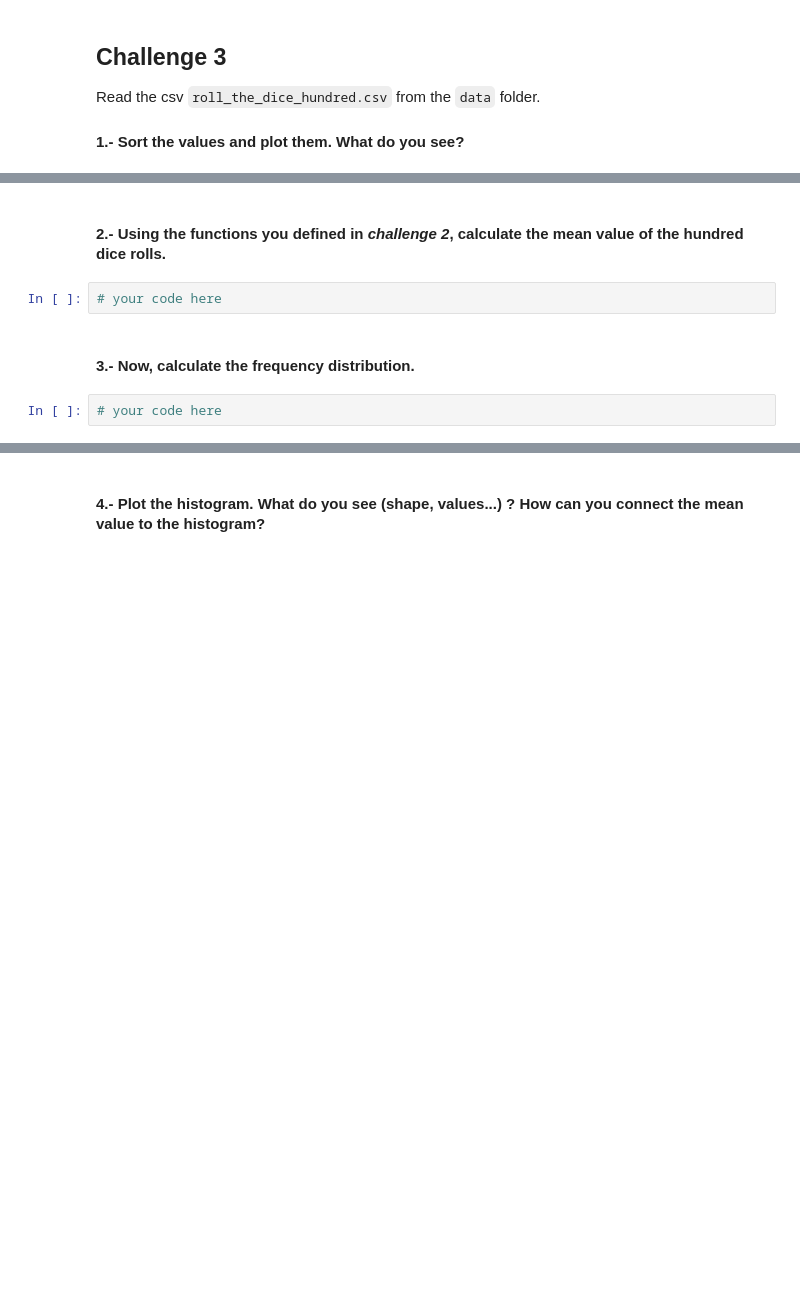
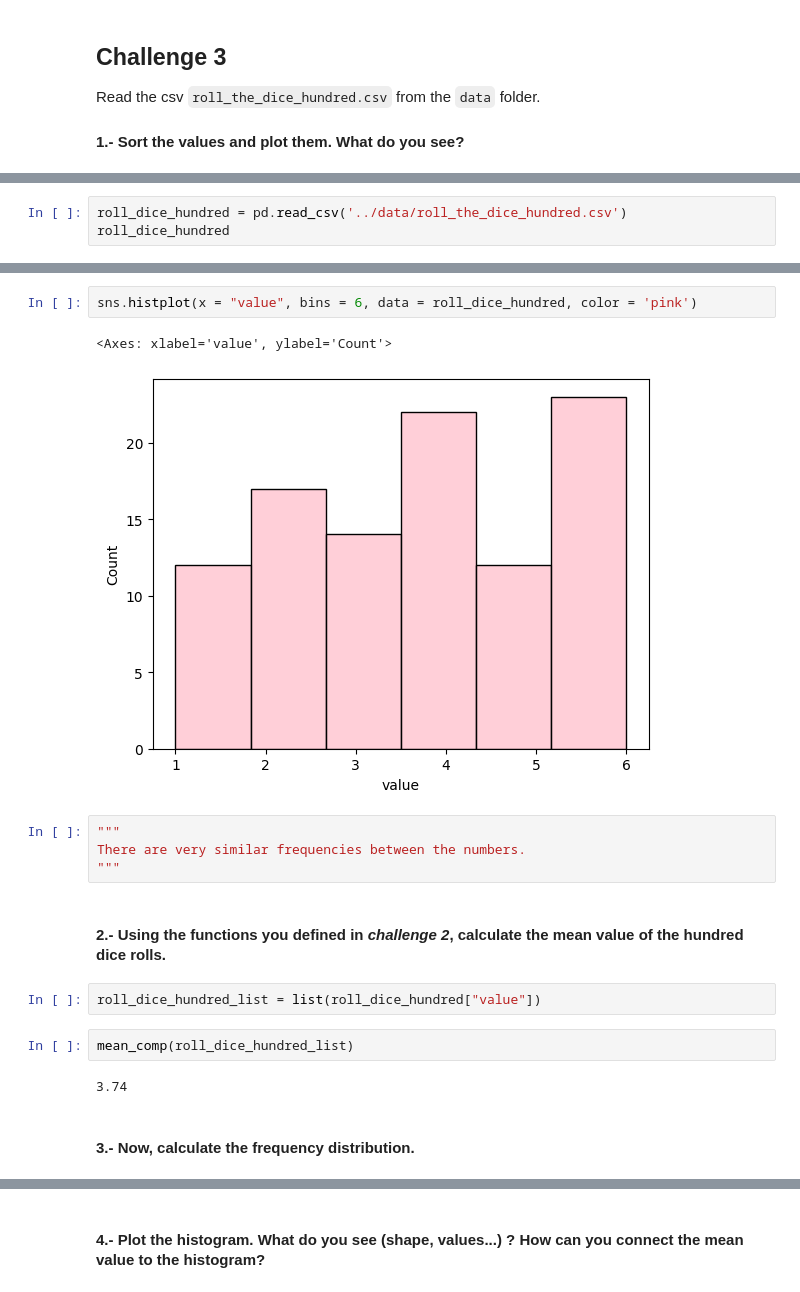
Before and after one commit to MargaMontV/dataptmad0223_labs, a Jupyter notebook: module-2/understanding-descriptive-stats/your-code/main.ipynb, the cells around one changed output, grey strips where cells are left out. Saved outputs shown, nothing was run; the diff lists cells and outputs as text; blank space fills up the shorter version.

```diff
--- a/module-2/understanding-descriptive-stats/your-code/main.ipynb
+++ b/module-2/understanding-descriptive-stats/your-code/main.ipynb
@@ -125,0 +180,3 @@ your comments here
+# %%
+roll_dice_hundred = pd.read_csv('../data/roll_the_dice_hundred.csv')
+roll_dice_hundred
@@ -126,8 +197,19 @@ your comments here
+# %%
+sns.histplot(x = "value", bins = 6, data = roll_dice_hundred, color = 'pink')
+# %% [output]
+<Axes: xlabel='value', ylabel='Count'>
+[figure, added]
+# %%
+"""
+There are very similar frequencies between the numbers.
+"""
 # %% [markdown]
 #### 2.- Using the functions you defined in *challenge 2*, calculate the mean value of the hundred dice rolls.
-# %%
-# your code here
+# %%
+roll_dice_hundred_list = list(roll_dice_hundred["value"])
+# %%
+mean_comp(roll_dice_hundred_list)
+# %% [output]
+3.74
 # %% [markdown]
 #### 3.- Now, calculate the frequency distribution.
-# %%
-# your code here
```
Also changed, not shown: parts of 88 cells of this notebook.
